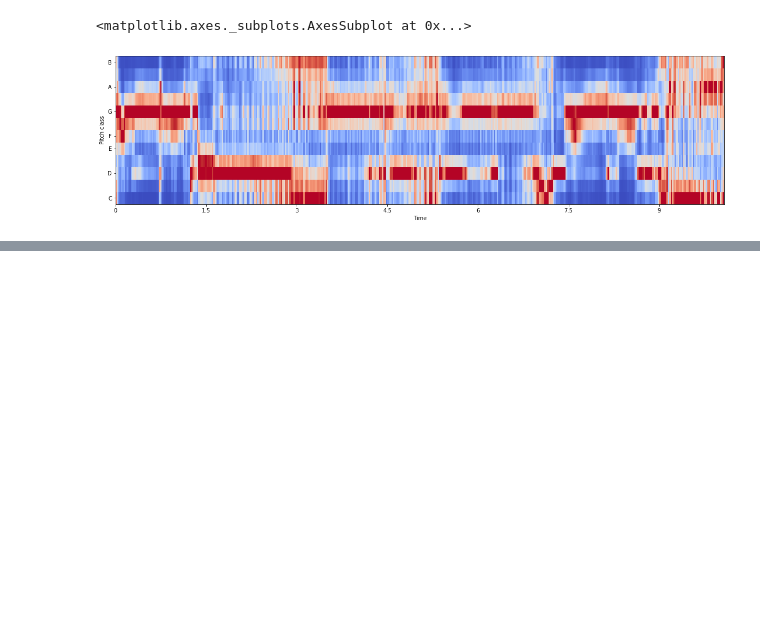
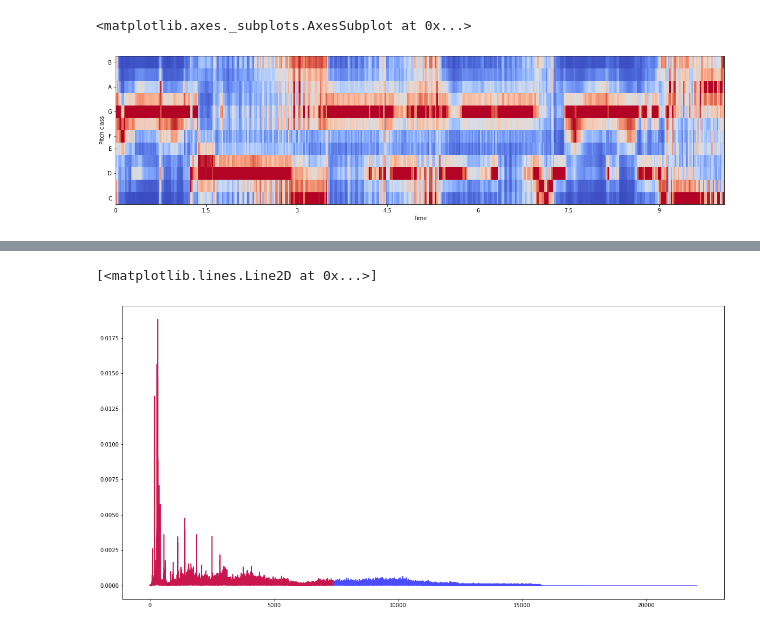
Before and after one commit to JanieTran/BTS_Voice_Classification, a Jupyter notebook: Audio Features.ipynb, the cells around one changed output, grey strips where cells are left out. Cells and saved outputs as stored; diff of their text form; code cells hidden in the pictures; blank space fills up the shorter version.

```diff
--- a/Audio Features.ipynb
+++ b/Audio Features.ipynb
@@ -153,0 +202,6 @@ librosa.display.specshow(chromagram, x_axis='time', y_axis='chroma', hop_length=
+# %%
+from scipy import signal
+import IPython.display as ipd
+
+x_res = signal.resample(x, num=new_n)
+ipd.Audio(x_res, rate=new_sr)
@@ -153,0 +214,9 @@ librosa.display.specshow(chromagram, x_axis='time', y_axis='chroma', hop_length=
+# %%
+y_res, freqs_res = fourier_transform(x=x_res, sample_rate=new_sr, use_window=True)
+# %%
+plt.figure(figsize=(20, 10))
+plt.plot(freqs_fft, y_fft, color='b', alpha=0.7)
+plt.plot(freqs_res, y_res, color='r', alpha=0.7)
+# %% [output]
+[<matplotlib.lines.Line2D at 0x...>]
+[figure, added]
```
Also changed, not shown: parts of 12 cells of this notebook, 6 other files.
